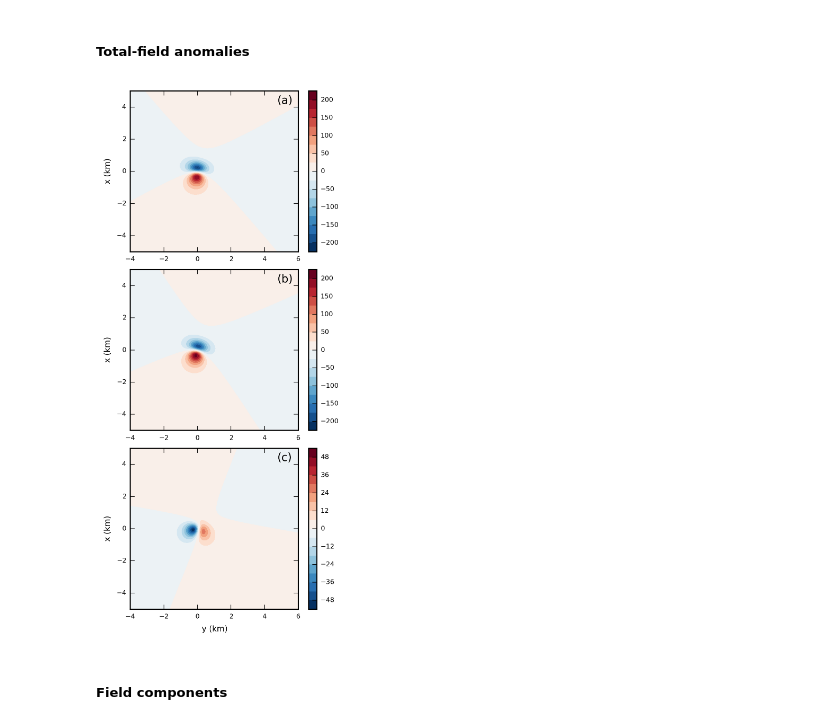
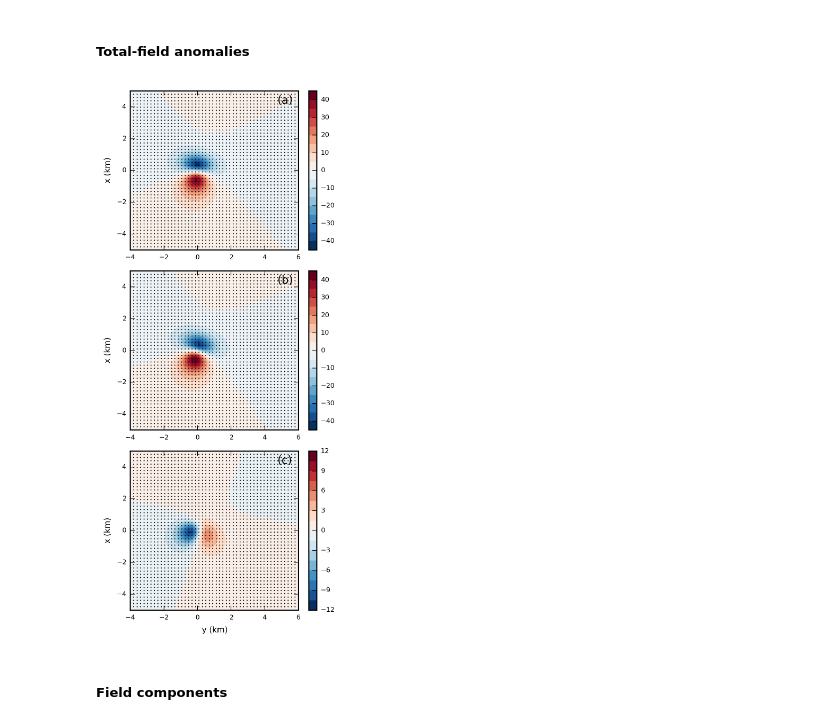
Before and after one commit to pinga-lab/magnetic-ellipsoid, a Jupyter notebook: code/comparison_triaxial_sphere.ipynb, the cells around one changed output. Saved outputs shown, nothing was run; the diff lists cells and outputs as text; code cells hidden in the pictures.

```diff
--- a/code/comparison_triaxial_sphere.ipynb
+++ b/code/comparison_triaxial_sphere.ipynb
@@ -30,7 +30,7 @@ rcParams['savefig.dpi'] = 300.
 F, inc, dec = 60000, 50, 20
 
 # Create a regular grid at z = 0 m
-shape = (200, 200)
+shape = (50, 50)
 area = [-5000, 5000, -4000, 6000]
 xp, yp, zp = gridder.regular(area, shape, z=0)
 # %% [markdown]
@@ -40,9 +40,9 @@ This test compares the total-field anomalies produced by a triaxial ellipsoid wi
 # %% [markdown]
 ##### Triaxial ellipsoid
 # %%
-ellipsoid = TriaxialEllipsoid(0, 0, 600, 500.1, 500, 499.9, 45, -10, 34,
+ellipsoid = TriaxialEllipsoid(0, 0, 1000, 500.1, 500, 499.9, 45, -10, 34,
                               {'principal susceptibilities': [0.01, 0.01, 0.01],
-                               'susceptibility angles': [-20, 20, 9],
+                               'susceptibility angles': [0, 90, 89.9],
                                'remanent magnetization': [0.7, -7, 10]})
 # %%
 magnetization = triaxial_ellipsoid.magnetization(ellipsoid, F, inc, dec, demag=False)
@@ -87,6 +92,7 @@ plt.subplot(3,1,1)
 plt.contourf(0.001*yp.reshape(shape), 0.001*xp.reshape(shape),
              tf_t.reshape(shape), levels=levels,
              cmap = cmap, norm=norm)
+plt.plot(0.001*yp, 0.001*xp, '.k', markersize=1)
 plt.ylabel('x (km)')
 plt.xlim(0.001*np.min(yp), 0.001*np.max(yp))
 plt.ylim(0.001*np.min(xp), 0.001*np.max(xp))
@@ -104,37 +110,39 @@ plt.subplot(3,1,2)
 plt.contourf(0.001*yp.reshape(shape), 0.001*xp.reshape(shape),
              tf_s.reshape(shape), levels=levels,
              cmap = cmap, norm=norm)
+plt.plot(0.001*yp, 0.001*xp, '.k', markersize=1)
 plt.ylabel('x (km)')
 plt.xlim(0.001*np.min(yp), 0.001*np.max(yp))
 plt.ylim(0.001*np.min(xp), 0.001*np.max(xp))
 plt.colorbar()
 plt.annotate(s='(b)', xy=(0.88,0.92),
              xycoords = 'axes fraction', color='k',
              fontsize = 10)
 
 ranges = np.max(np.abs([np.min(tf_r), np.max(tf_r)]))
 levels = MaxNLocator(nbins=20).tick_values(-ranges, ranges)
 cmap = plt.get_cmap('RdBu_r')
 norm = BoundaryNorm(levels, ncolors=cmap.N, clip=True)
 
 plt.subplot(3,1,3)
 plt.contourf(0.001*yp.reshape(shape), 0.001*xp.reshape(shape),
              tf_r.reshape(shape), levels=levels,
              cmap = cmap, norm=norm)
+plt.plot(0.001*yp, 0.001*xp, '.k', markersize=1)
 plt.ylabel('x (km)')
 plt.xlabel('y (km)')
 plt.xlim(0.001*np.min(yp), 0.001*np.max(yp))
 plt.ylim(0.001*np.min(xp), 0.001*np.max(xp))
 plt.colorbar()
 plt.annotate(s='(c)', xy=(0.88,0.92),
              xycoords = 'axes fraction', color='k',
              fontsize = 10)
 
 plt.tight_layout()
 
 plt.show()
 # %% [output]
-[figure, old version]
+[figure, new version]
 # %% [markdown]
 ##### Field components
 # %%
```
Also changed, not shown: parts of 5 cells of this notebook, 6 other files.
